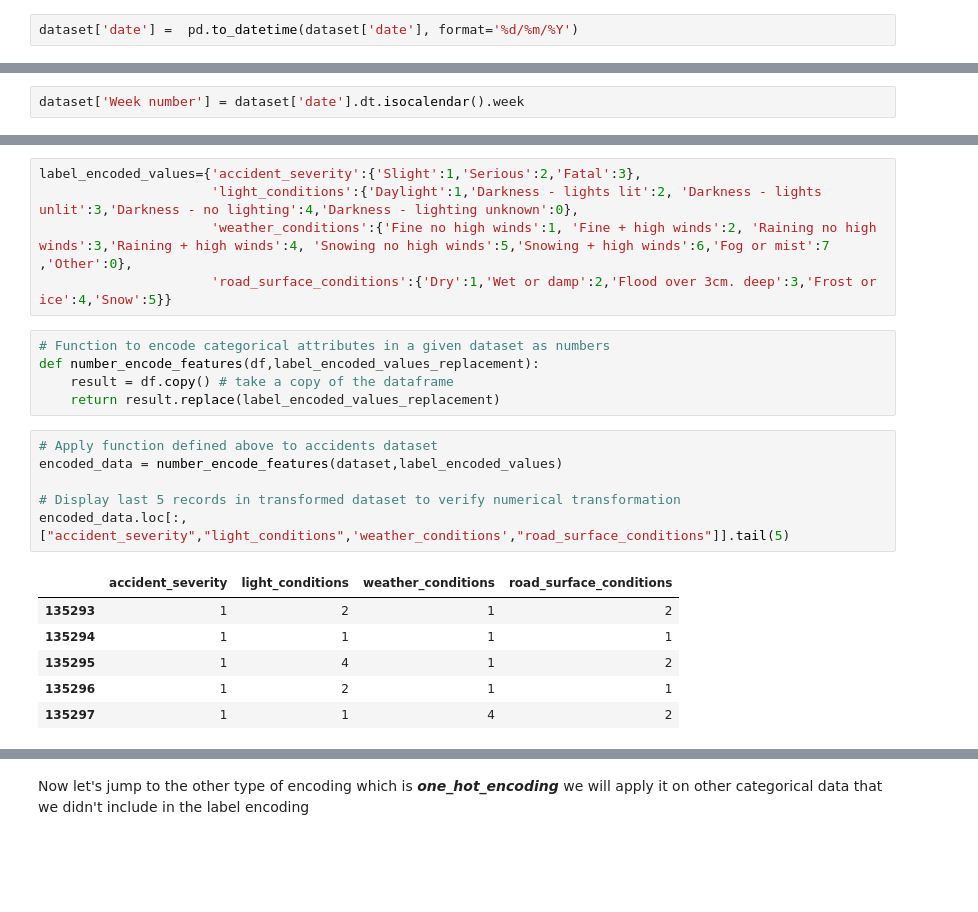
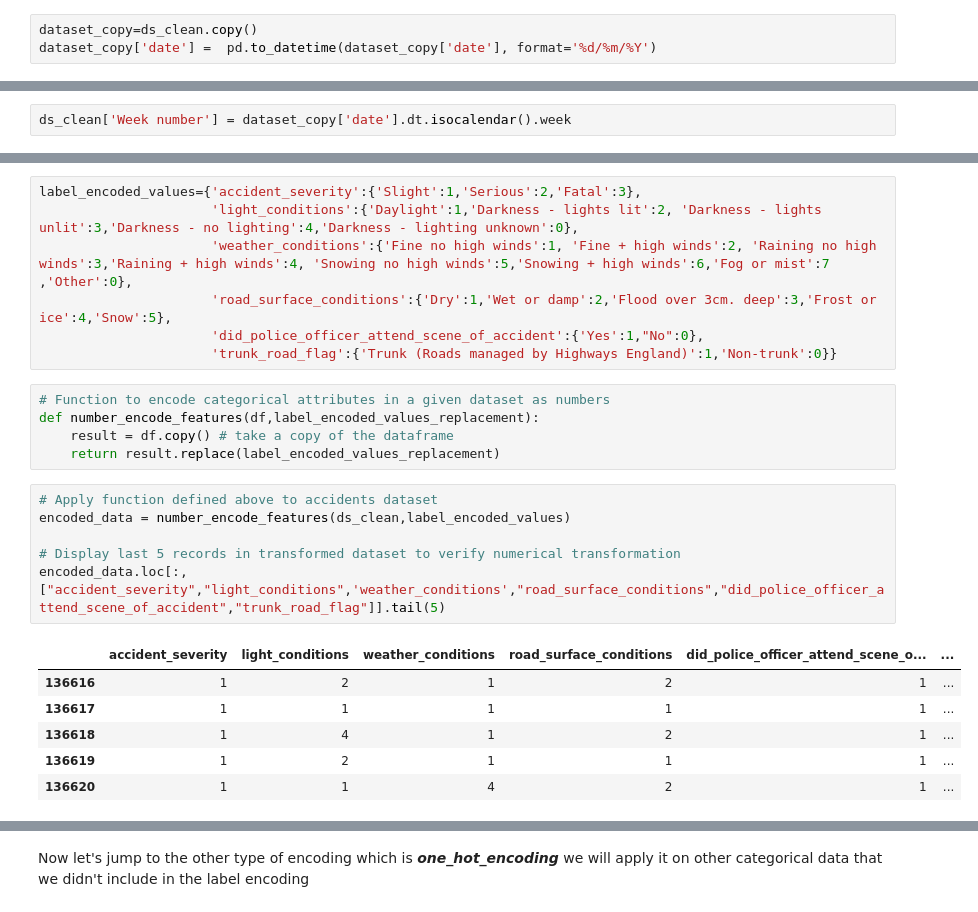
Before and after one commit to Abdelrahman-Khater/DE, a Jupyter notebook: m1 khair.ipynb, the cells around one changed output, grey strips where cells are left out. Cells and saved outputs as stored; diff of their text form; blank space fills up the shorter version.

```diff
--- a/m1 khair.ipynb
+++ b/m1 khair.ipynb
@@ -525,5 +516,6 @@ Name: date, dtype: object
 # %% [markdown]
 ### Converting date (Object) -> dateTime dataType
 # %%
-dataset['date'] =  pd.to_datetime(dataset['date'], format='%d/%m/%Y')
+dataset_copy=ds_clean.copy()
+dataset_copy['date'] =  pd.to_datetime(dataset_copy['date'], format='%d/%m/%Y')
 # %%
@@ -535,5 +527,5 @@ Name: date, dtype: datetime64[ns]
 # %% [markdown]
 ### Discretizing the data into weeks according to the dates.
 # %%
-dataset['Week number'] = dataset['date'].dt.isocalendar().week
+ds_clean['Week number'] = dataset_copy['date'].dt.isocalendar().week
 # %%
@@ -593,7 +593,9 @@ print(dataset["road_surface_conditions"].unique())
 label_encoded_values={'accident_severity':{'Slight':1,'Serious':2,'Fatal':3},
                       'light_conditions':{'Daylight':1,'Darkness - lights lit':2, 'Darkness - lights unlit':3,'Darkness - no lighting':4,'Darkness - lighting unknown':0},
                       'weather_conditions':{'Fine no high winds':1, 'Fine + high winds':2, 'Raining no high winds':3,'Raining + high winds':4, 'Snowing no high winds':5,'Snowing + high winds':6,'Fog or mist':7 ,'Other':0},
-                      'road_surface_conditions':{'Dry':1,'Wet or damp':2,'Flood over 3cm. deep':3,'Frost or ice':4,'Snow':5}}
+                      'road_surface_conditions':{'Dry':1,'Wet or damp':2,'Flood over 3cm. deep':3,'Frost or ice':4,'Snow':5},
+                      'did_police_officer_attend_scene_of_accident':{'Yes':1,"No":0},
+                      'trunk_road_flag':{'Trunk (Roads managed by Highways England)':1,'Non-trunk':0}}
 # %%
 # Function to encode categorical attributes in a given dataset as numbers
 def number_encode_features(df,label_encoded_values_replacement):
@@ -601,14 +603,14 @@ def number_encode_features(df,label_encoded_values_replacement):
     return result.replace(label_encoded_values_replacement)
 # %%
 # Apply function defined above to accidents dataset
-encoded_data = number_encode_features(dataset,label_encoded_values)
+encoded_data = number_encode_features(ds_clean,label_encoded_values)
 
 # Display last 5 records in transformed dataset to verify numerical transformation
-encoded_data.loc[:,["accident_severity","light_conditions",'weather_conditions',"road_surface_conditions"]].tail(5)
+encoded_data.loc[:,["accident_severity","light_conditions",'weather_conditions',"road_surface_conditions","did_police_officer_attend_scene_of_accident","trunk_road_flag"]].tail(5)
 # %% [output]
-|  | accident_severity | light_conditions | weather_conditions | road_surface_conditions |
-| 135293 | 1 | 2 | 1 | 2 |
-| 135294 | 1 | 1 | 1 | 1 |
-| 135295 | 1 | 4 | 1 | 2 |
-| 135296 | 1 | 2 | 1 | 1 |
-| 135297 | 1 | 1 | 4 | 2 |
+|  | accident_severity | light_conditions | weather_conditions | road_surface_conditions | did_police_officer_attend_scene_o... | ... |
+| 136616 | 1 | 2 | 1 | 2 | 1 | ... |
+| 136617 | 1 | 1 | 1 | 1 | 1 | ... |
+| 136618 | 1 | 4 | 1 | 2 | 1 | ... |
+| 136619 | 1 | 2 | 1 | 1 | 1 | ... |
+| 136620 | 1 | 1 | 4 | 2 | 1 | ... |
```
Also changed, not shown: parts of 26 cells of this notebook, 2 other files.
